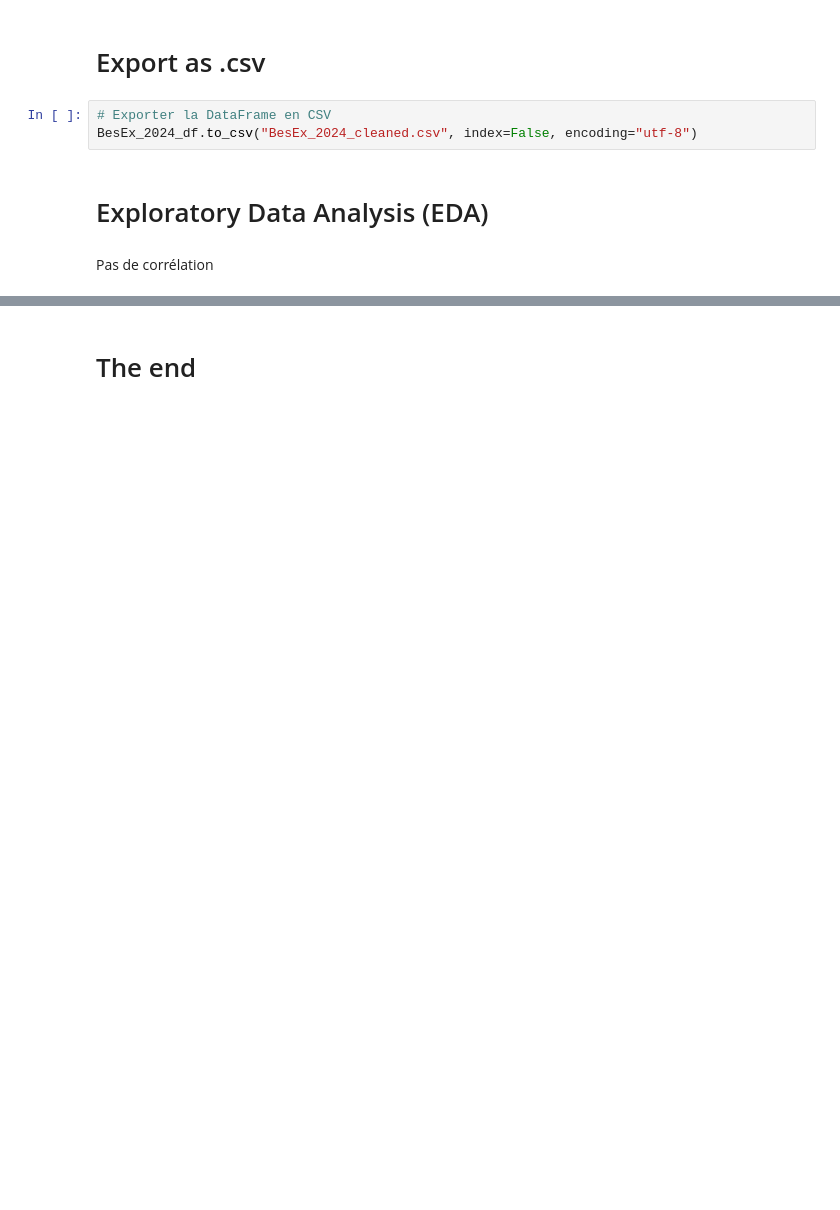
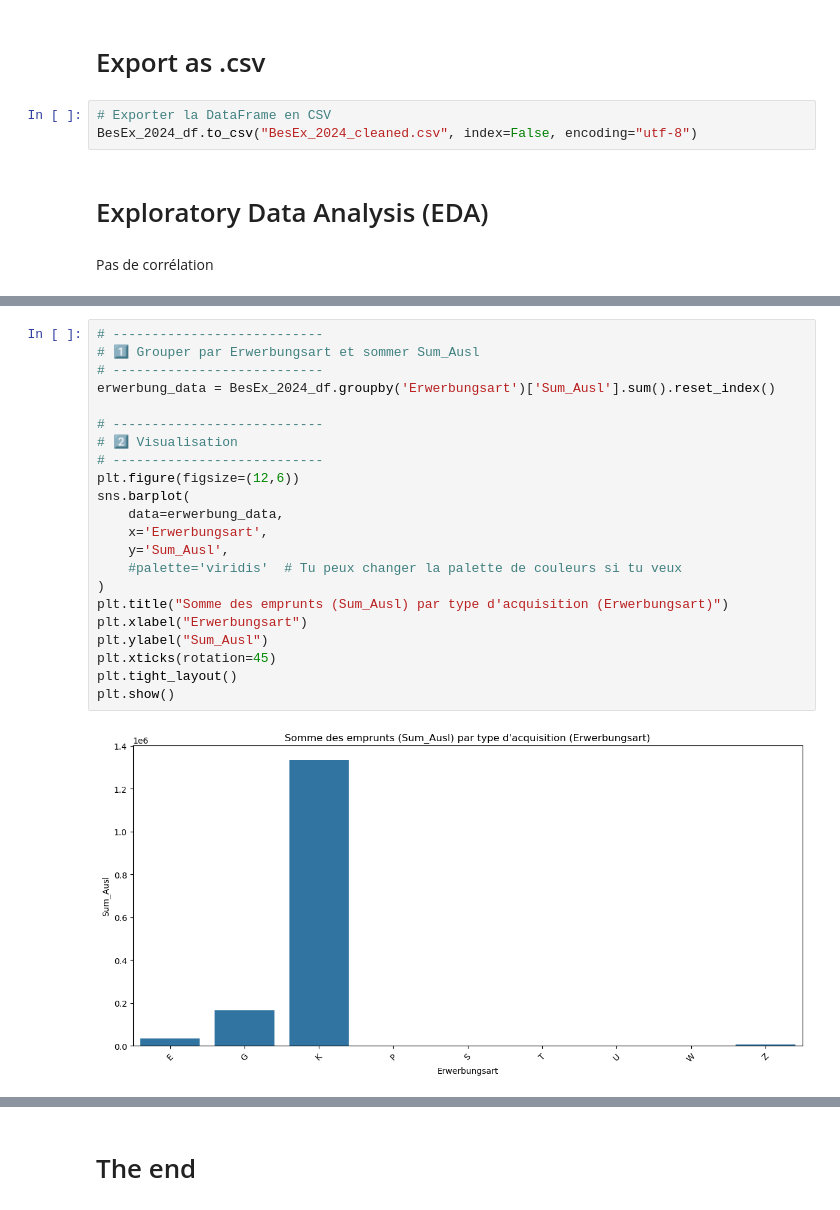
Before and after one commit to BeatriceM476/Final-project, a Jupyter notebook: BesEx_2024.ipynb, the cells around one changed output, grey strips where cells are left out. Drawn from its saved outputs; the diff is of its cells as text; blank space fills up the shorter version.

```diff
--- a/BesEx_2024.ipynb
+++ b/BesEx_2024.ipynb
@@ -378,0 +425,24 @@ Pas de corrélation
+# %%
+# ---------------------------
+# 1️⃣ Grouper par Erwerbungsart et sommer Sum_Ausl
+# ---------------------------
+erwerbung_data = BesEx_2024_df.groupby('Erwerbungsart')['Sum_Ausl'].sum().reset_index()
+
+# ---------------------------
+# 2️⃣ Visualisation
+# ---------------------------
+plt.figure(figsize=(12,6))
+sns.barplot(
+    data=erwerbung_data,
+    x='Erwerbungsart',
+    y='Sum_Ausl',
+    #palette='viridis'  # Tu peux changer la palette de couleurs si tu veux
+)
+plt.title("Somme des emprunts (Sum_Ausl) par type d'acquisition (Erwerbungsart)")
+plt.xlabel("Erwerbungsart")
+plt.ylabel("Sum_Ausl")
+plt.xticks(rotation=45)
+plt.tight_layout()
+plt.show()
+# %% [output]
+[figure, added]
```
Also changed, not shown: parts of 4 cells of this notebook.
